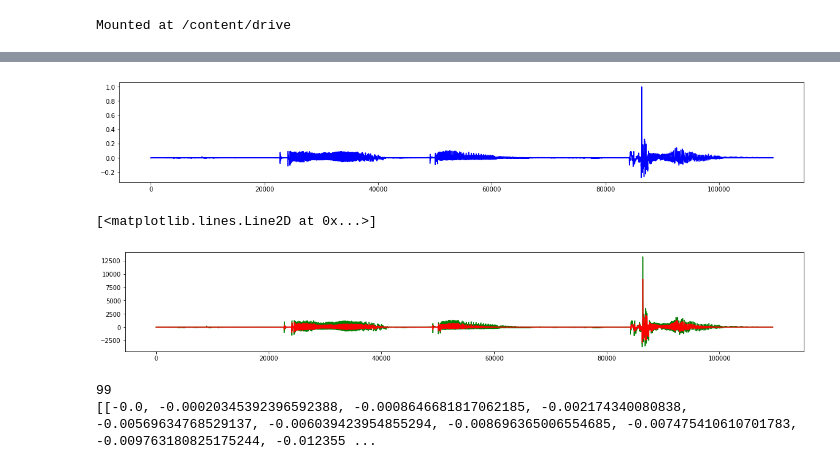
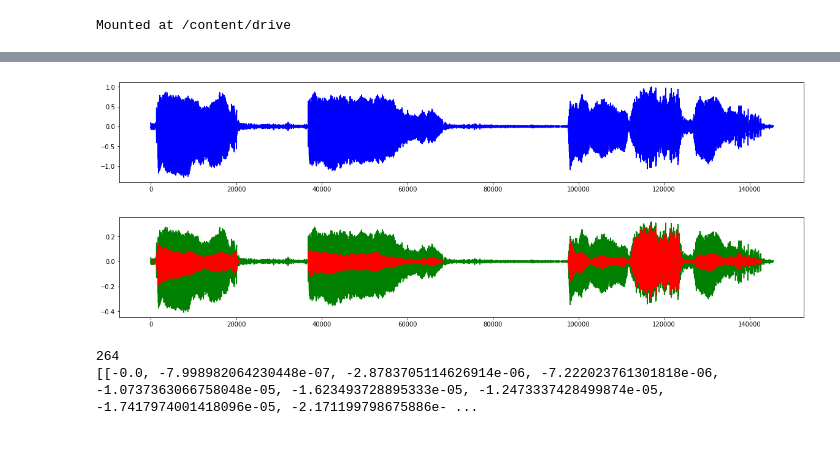
Before and after one commit to anushree825/speech_proj, a Jupyter notebook: SSP_proj.ipynb, the cells around one changed output, grey strips where cells are left out. Drawn from its saved outputs; the diff is of its cells as text; code cells hidden in the pictures.

```diff
--- a/SSP_proj.ipynb
+++ b/SSP_proj.ipynb
@@ -37,7 +37,7 @@ drive.mount('/content/drive')
 Mounted at /content/drive
 # %%
 
-path = "/content/drive/MyDrive/ssp/temp.mp3"
+path = "/content/drive/MyDrive/speech/assign2/name.wav"
 # %%
 def time_scale_mod(filename,dur):
   y, sr   = librosa.load(str(filename))
@@ -60,7 +60,8 @@ IPython.display.Audio(data=y, rate=sr)
 [interactive output not drawn]
 # %%
 def amplitude_scaling(filename):
-  Fs,data=wavfile.read(str(filename))
+#   Fs,data=wavfile.read(str(filename))
+  data, Fs = librosa.load(str(filename))
   max_amp = max(data)
   data = data/max_amp
   fig, ax = plt.subplots(figsize=(20,3))
@@ -68,22 +69,23 @@ def amplitude_scaling(filename):
   #plt.show(data)
 amplitude_scaling(path)
 # %% [output]
-[figure, old version]
+[figure, new version]
 # %%
 def noise_reduction(filename):
-  Fs,data=wavfile.read(str(filename))
-  reduced_noise = nr.reduce_noise(y=data, sr=Fs)
-  fig, ax = plt.subplots(figsize=(20,3))
-  ax.plot(data,color='green')
-  ax.plot(reduced_noise,color='red')
+#   Fs,data=wavfile.read(str(filename))
+    data, Fs = librosa.load(str(filename))
+    reduced_noise = nr.reduce_noise(y=data, sr=Fs)
+    fig, ax = plt.subplots(figsize=(20,3))
+    ax.plot(data,color='green')
+    ax.plot(reduced_noise,color='red')
 noise_reduction(path)
 # %% [output]
-[<matplotlib.lines.Line2D at 0x...>]
-[figure, old version]
+[figure, new version]
 # %%
 
 def framing(filename,window='hann',frameLength=20,shiftFrame=25):
-    fs,signal = wavfile.read(str(filename))
+    signal, fs = librosa.load(str(filename))
+    # fs,signal = wavfile.read(str(filename))
     #type(signal)
     sigLen=len(list(signal))
 
@@ -103,5 +105,5 @@ def framing(filename,window='hann',frameLength=20,shiftFrame=25):
 x,y = framing(path)
 print(x)
 # %% [output]
-99
-[[-0.0, -0.00020345392396592388, -0.0008646681817062185, -0.002174340080838, -0.00569634768529137, -0.006039423954855294, -0.008696365006554685, -0.007475410610701783, -0.009763180825175244, -0.012355 ...
+264
+[[-0.0, -7.998982064230448e-07, -2.8783705114626914e-06, -7.222023761301818e-06, -1.0737363066758048e-05, -1.623493728895333e-05, -1.2473337428499874e-05, -1.7417974001418096e-05, -2.171199798675886e- ...
```
Also changed, not shown: parts of 15 cells of this notebook.
